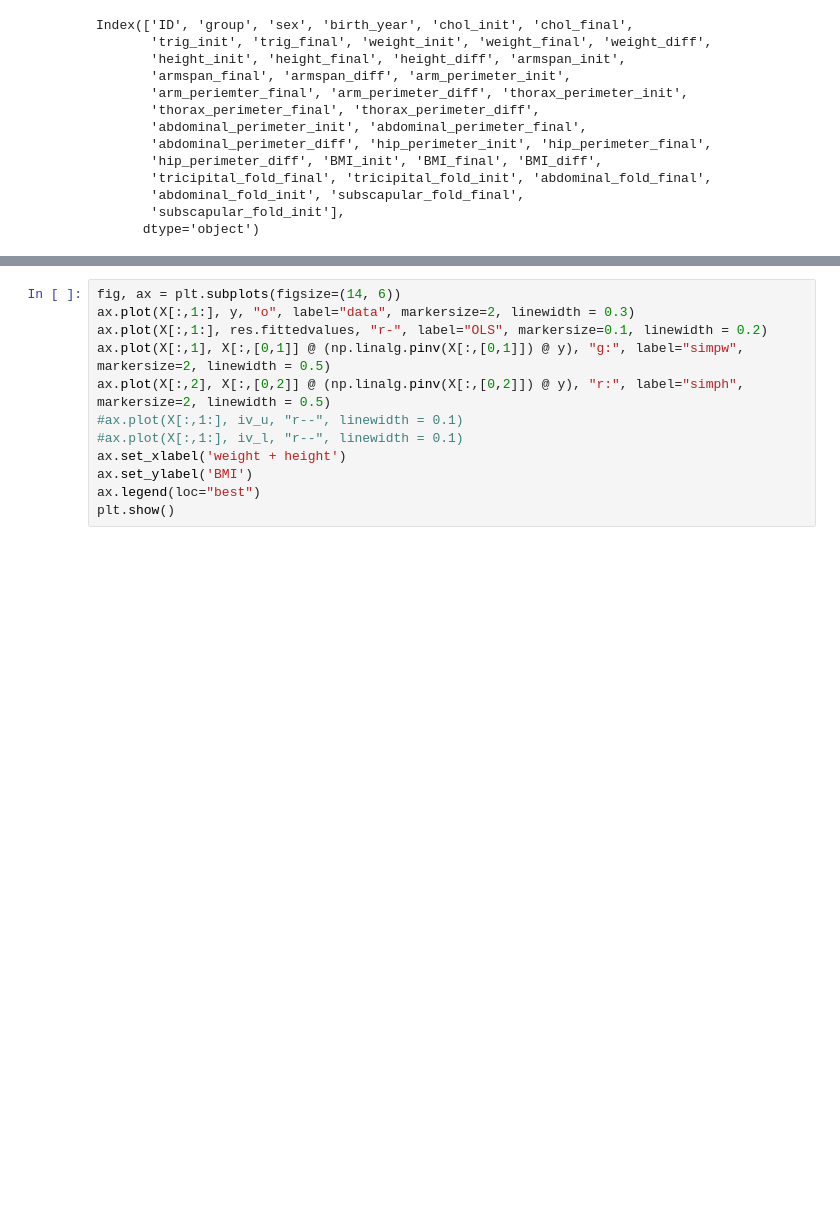
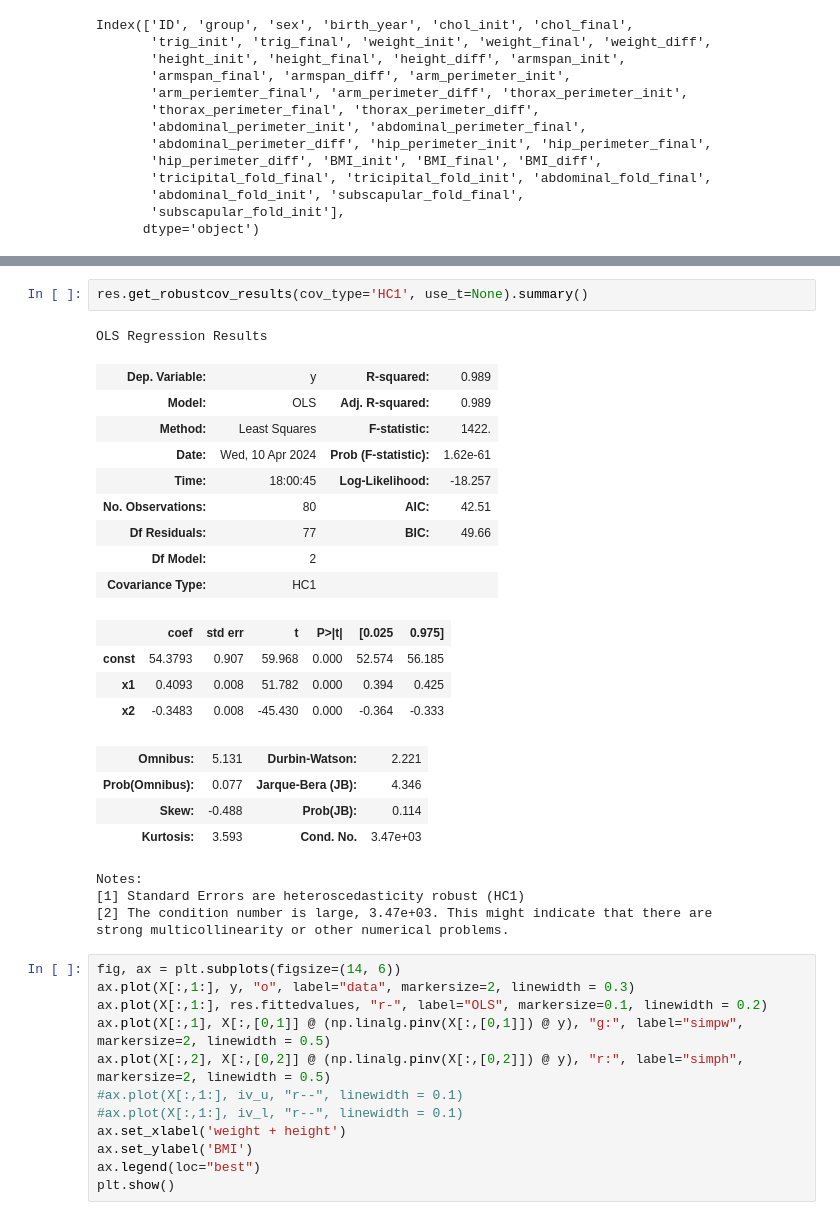
Before and after one commit to subthalamic/subthalamic, a Jupyter notebook: theory/regression/multiregtest.ipynb, the cells around one changed output, grey strips where cells are left out. Cells and saved outputs as stored; diff of their text form; blank space fills up the shorter version.

Commit message:
more multiple regression tests

```diff
--- a/theory/regression/multregtest.ipynb
+++ b/theory/regression/multiregtest.ipynb
@@ -64,6 +66,31 @@ Covariance Type:            nonrobust
 [2] The condition number is large, 3.47e+03. This might indicate that there are
 strong multicollinearity or other numerical problems.
 Parameters:  [54.37926624  0.40929958 -0.34827194]
+# %%
+res.get_robustcov_results(cov_type='HC1', use_t=None).summary()
+# %% [output]
+OLS Regression Results
+| Dep. Variable: | y | R-squared: | 0.989 |
+| Model: | OLS | Adj. R-squared: | 0.989 |
+| Method: | Least Squares | F-statistic: | 1422. |
+| Date: | Wed, 10 Apr 2024 | Prob (F-statistic): | 1.62e-61 |
+| Time: | 18:00:45 | Log-Likelihood: | -18.257 |
+| No. Observations: | 80 | AIC: | 42.51 |
+| Df Residuals: | 77 | BIC: | 49.66 |
+| Df Model: | 2 |  |  |
+| Covariance Type: | HC1 |  |  |
+|  | coef | std err | t | P>|t| | [0.025 | 0.975] |
+| const | 54.3793 | 0.907 | 59.968 | 0.000 | 52.574 | 56.185 |
+| x1 | 0.4093 | 0.008 | 51.782 | 0.000 | 0.394 | 0.425 |
+| x2 | -0.3483 | 0.008 | -45.430 | 0.000 | -0.364 | -0.333 |
+| Omnibus: | 5.131 | Durbin-Watson: | 2.221 |
+| Prob(Omnibus): | 0.077 | Jarque-Bera (JB): | 4.346 |
+| Skew: | -0.488 | Prob(JB): | 0.114 |
+| Kurtosis: | 3.593 | Cond. No. | 3.47e+03 |
+Notes:
+[1] Standard Errors are heteroscedasticity robust (HC1)
+[2] The condition number is large, 3.47e+03. This might indicate that there are
+strong multicollinearity or other numerical problems.
 # %%
 fig, ax = plt.subplots(figsize=(14, 6))
 ax.plot(X[:,1:], y, "o", label="data", markersize=2, linewidth = 0.3)
```
Also changed, not shown: parts of 11 cells of this notebook, 1 other file.
